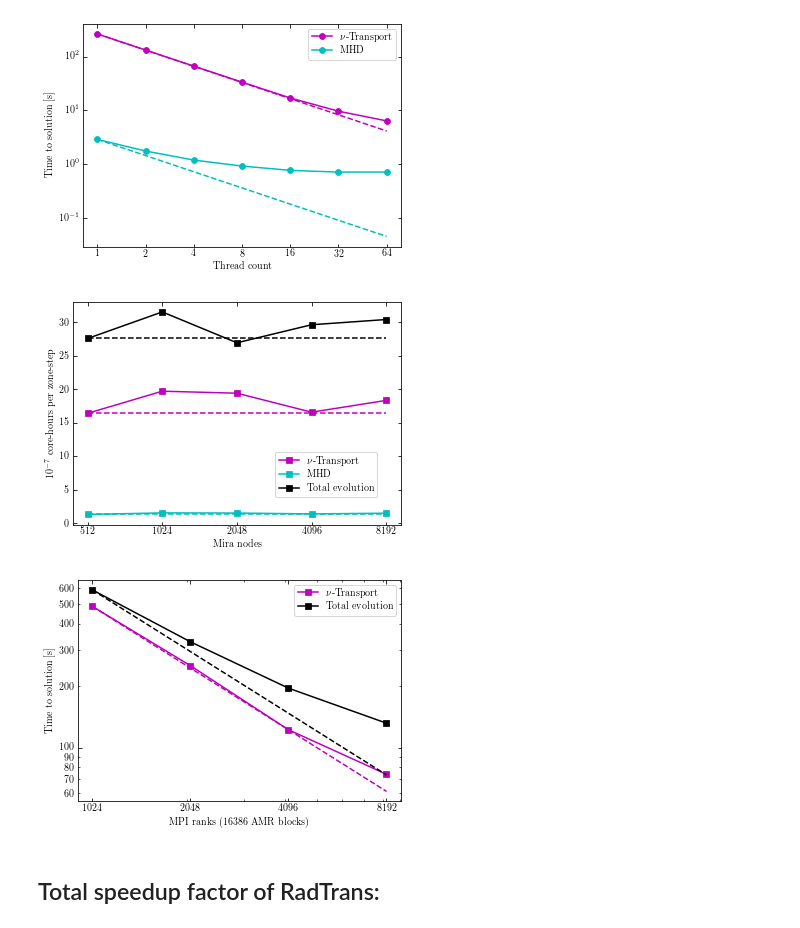
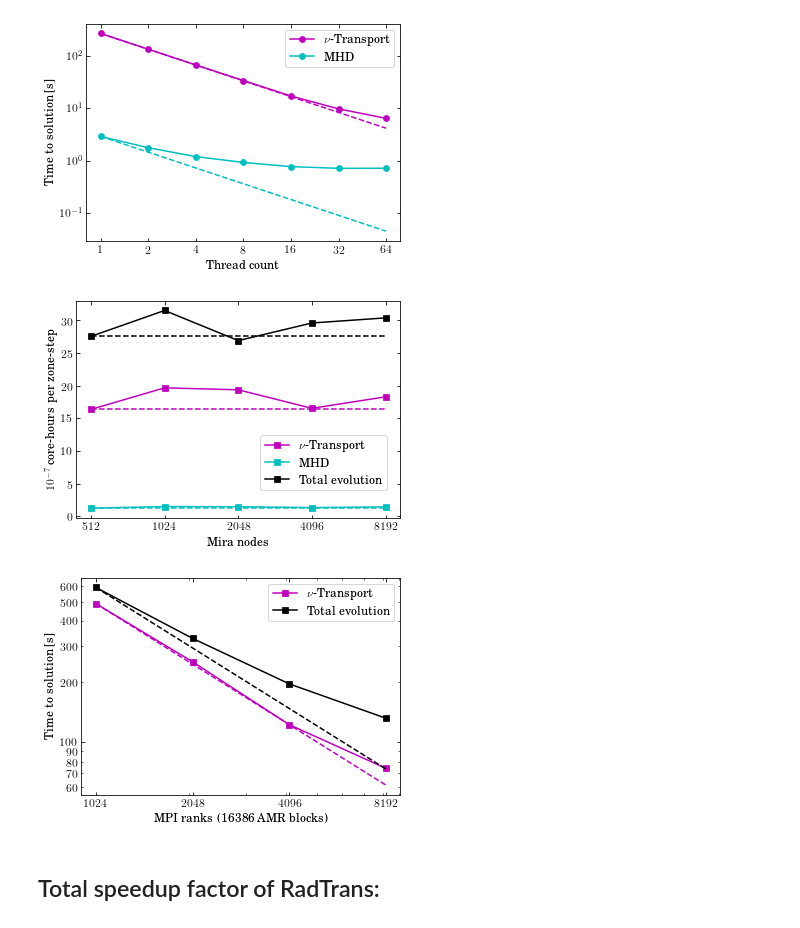
Before and after one commit to smcouch/INCITE_2018, a Jupyter notebook: figs/INCITE_plots.ipynb, the cells around one changed output. Cells and saved outputs as stored; diff of their text form; code cells hidden in the pictures.

```diff
--- a/figs/INCITE_plots.ipynb
+++ b/figs/INCITE_plots.ipynb
@@ -1,8 +1,10 @@
 # %%
 import numpy as np
+import matplotlib
 import matplotlib.pyplot as plt
 from matplotlib.ticker import StrMethodFormatter, NullFormatter
 %matplotlib inline
+plt.rc('font', size=12)
 # %%
 thrd, hydro, gch, rad, gcr = np.loadtxt('../data/sparkGLM_M1_thrd4.dat', usecols=(0,1,2,3,4), unpack=True)
 rnks, evo, hyd2, gch2, rad2, gcr2, grv = np.loadtxt('../data/sparkGLM_M1_strong.dat', usecols=(0,1,2,3,4,5,6), unpack=True)
@@ -34,37 +36,37 @@ plt.minorticks_off()
 plt.tight_layout(pad=0.2)
 plt.savefig("thrdSpeedupSparkM1.pdf")
 # %% [output]
-[figure, old version]
+[figure, new version]
 # %%
 nodes, blks, wkEvo, wkHyd, wkGCH, wkRad, wkGCR = np.loadtxt('../data/sparkGLM_M1_weak.dat', usecols=(0,1,2,3,4,5,6), unpack=True)
 # %%
 plt.figure(1,figsize=(5,3.5))
 
 ax2=plt.gca()
 
 thing = 16.*nodes*wkRad/3600./(blks*12**3*10)*1e7
 ax2.plot(nodes, thing, 'ms-', label=r"$\nu$-Transport")
 ax2.plot(nodes, thing[0]*nodes/nodes, 'm--')
 thing = 16.*nodes*wkHyd/3600./(blks*12**3*10)*1e7
 ax2.plot(nodes, thing, 'cs-', label="MHD")
 ax2.plot(nodes, thing[0]*nodes/nodes, 'c--')
 thing = 16.*nodes*wkEvo/3600./(blks*12**3*10)*1e7
 ax2.plot(nodes, thing, 'ks-', label="Total evolution")
 ax2.plot(nodes, thing[0]*nodes/nodes, 'k--')
 ax2.semilogx()
 ax2.set_ylabel("$10^{-7}$ core-hours per zone-step")
 ax2.set_xlabel("Mira nodes")
 ax2.set_xticks([512,1024,2048,4096,8192])
 ax2.xaxis.set_minor_formatter(NullFormatter())
 ax2.get_xaxis().set_major_formatter(matplotlib.ticker.ScalarFormatter())
 plt.minorticks_off()
 
-ax2.legend(bbox_to_anchor=(0.6, 0.1),loc='best')
+ax2.legend(bbox_to_anchor=(0.55, 0.1),loc='best')
 
 plt.tight_layout(pad=0.2)
 plt.savefig("wkScaleSparkM1.pdf")
 # %% [output]
-[figure, old version]
+[figure, new version]
 # %%
 plt.figure(1,figsize=(5,3.5))
 ax2=plt.gca()
@@ -96,7 +98,7 @@ ax2.legend()
 plt.tight_layout(pad=0.2)
 plt.savefig("strScaleSparkM1.pdf")
 # %% [output]
-[figure, old version]
+[figure, new version]
 # %% [markdown]
 ## Total speedup factor of RadTrans:
 # %%
```
Also changed, not shown: parts of 3 cells of this notebook, 13 other files.
